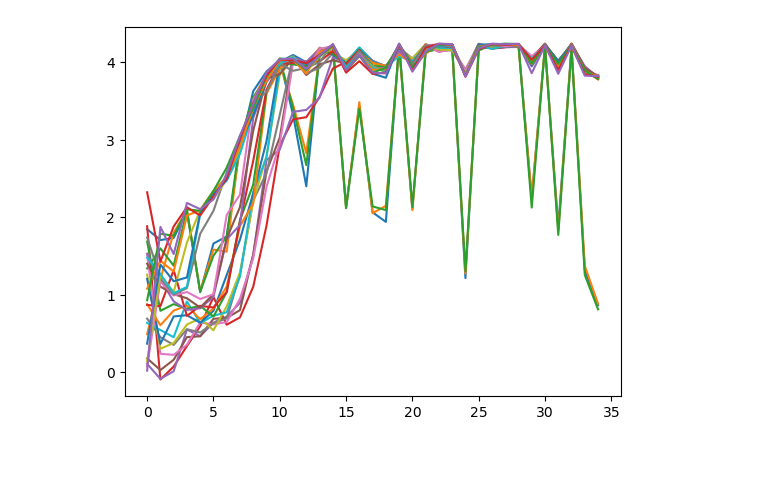
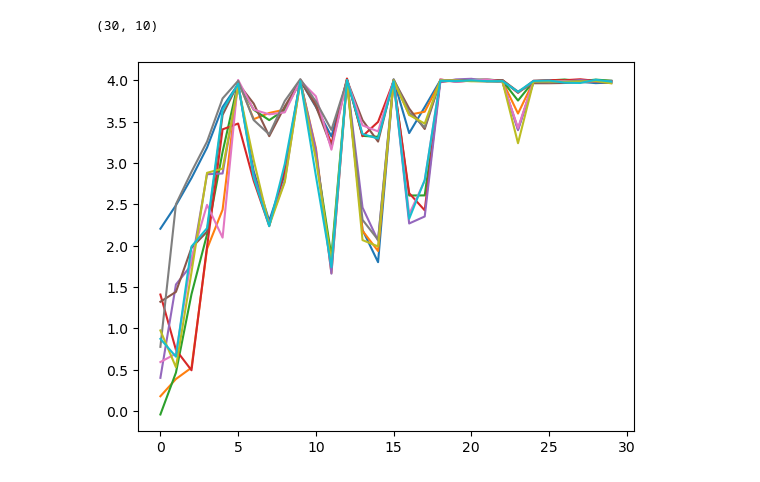
Before and after one commit to naqib-a/MATH-70141, a Jupyter notebook: CW/iterated game.ipynb, the cells around one changed output. Drawn from its saved outputs; the diff is of its cells as text; code cells hidden in the pictures.

```diff
--- a/CW/iterated game.ipynb
+++ b/CW/iterated game.ipynb
@@ -163,5 +148,15 @@ array([[0.30033328, 1.        , 0.30033328, 1.        ],
-# %%
-plt.plot(score_iter)
-plt.show()
-# %% [output]
-[figure, removed]
+# %%
+M = 20  # number of strategies
+N = 100  # number of rounds each game
+Q = 30  # number of iterations
+pruned = 5  # number of strategies replaced each generation
+evolution_rate = 0.01  # rate of mutation
+
+p, scores = p_evolution(M, N, Q, pruned, evolution_rate)
+# %%
+print(np.shape(scores))
+plt.plot(scores)
+plt.show()
+# %% [output]
+(30, 10)
+[figure, added]
```
Also changed, not shown: parts of 6 cells of this notebook.
